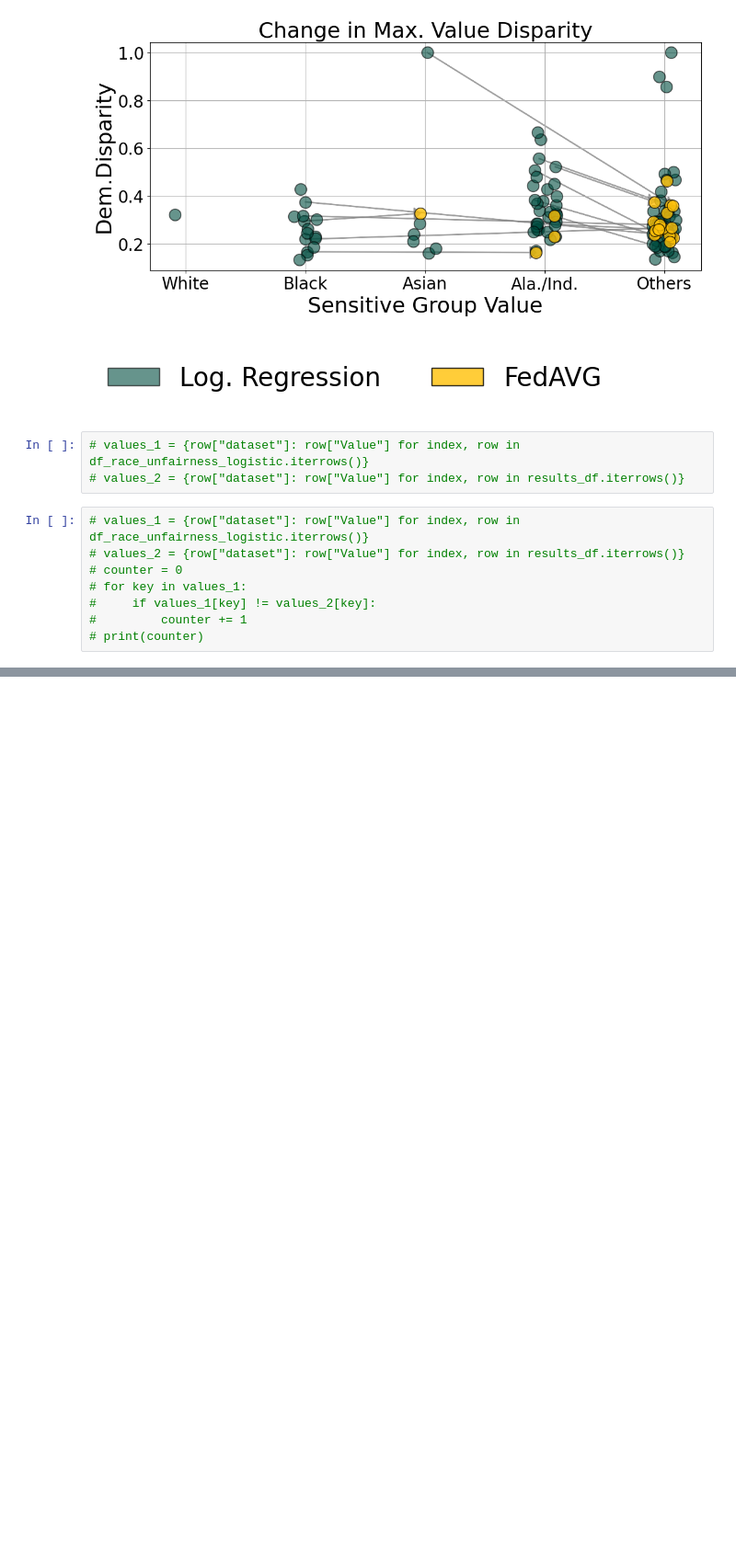
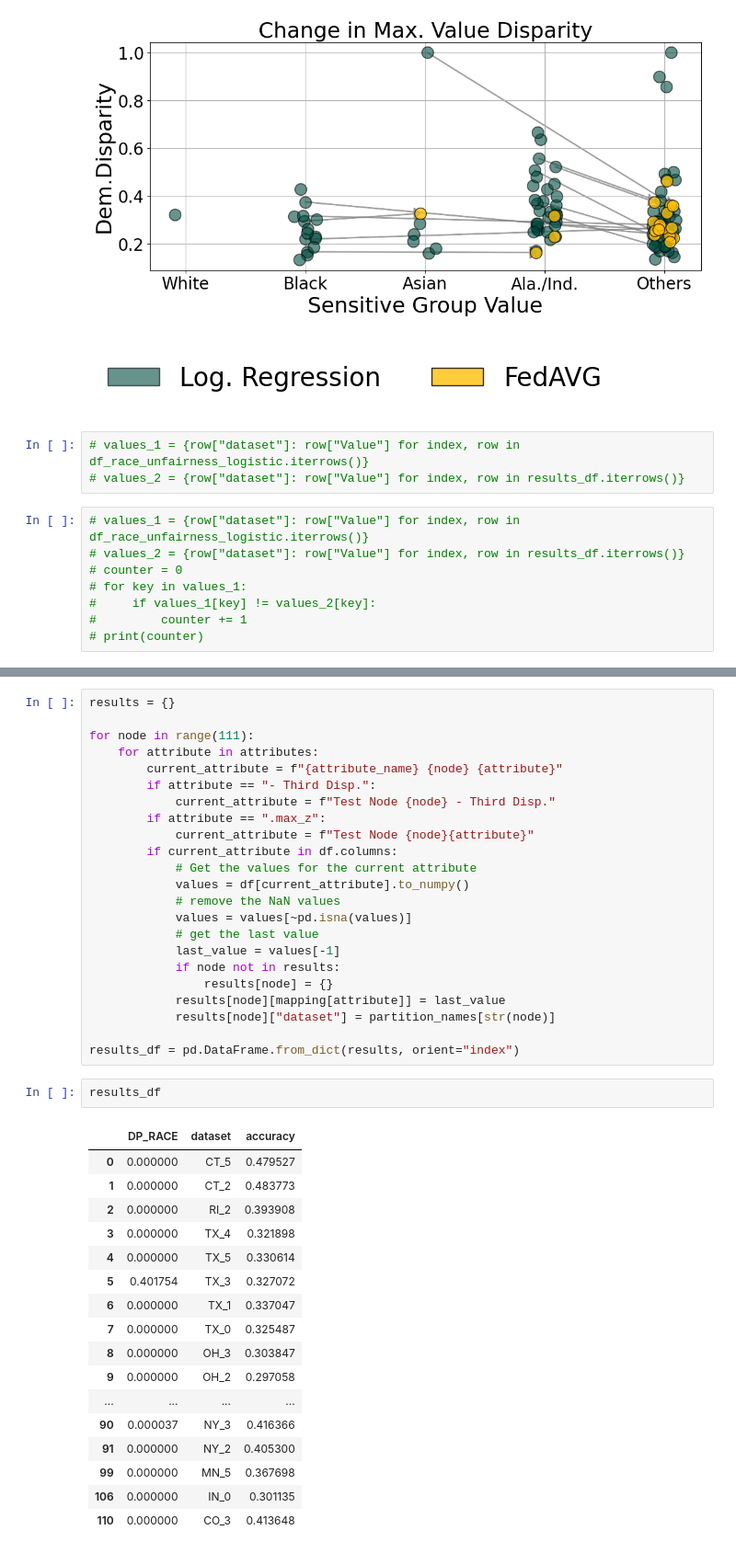
Before and after one commit to xheilmann/FeDa4Fair, a Jupyter notebook: evaluations/plots/plots.ipynb, the cells around one changed output, grey strips where cells are left out. Shown at 92% size. Cells and saved outputs as stored; diff of their text form; blank space fills up the shorter version.

```diff
--- a/evaluations/plots/plots.ipynb
+++ b/evaluations/plots/plots.ipynb
@@ -3451,0 +3589,43 @@ Arrow
+# %%
+results = {}
+
+for node in range(111):
+    for attribute in attributes:
+        current_attribute = f"{attribute_name} {node} {attribute}"
+        if attribute == "- Third Disp.":
+            current_attribute = f"Test Node {node} - Third Disp."
+        if attribute == ".max_z":
+            current_attribute = f"Test Node {node}{attribute}"
+        if current_attribute in df.columns:
+            # Get the values for the current attribute
+            values = df[current_attribute].to_numpy()
+            # remove the NaN values
+            values = values[~pd.isna(values)]
+            # get the last value
+            last_value = values[-1]
+            if node not in results:
+                results[node] = {}
+            results[node][mapping[attribute]] = last_value
+            results[node]["dataset"] = partition_names[str(node)]
+
+results_df = pd.DataFrame.from_dict(results, orient="index")
+# %%
+results_df
+# %% [output]
+|  | DP_RACE | dataset | accuracy |
+| 0 | 0.000000 | CT_5 | 0.479527 |
+| 1 | 0.000000 | CT_2 | 0.483773 |
+| 2 | 0.000000 | RI_2 | 0.393908 |
+| 3 | 0.000000 | TX_4 | 0.321898 |
+| 4 | 0.000000 | TX_5 | 0.330614 |
+| 5 | 0.401754 | TX_3 | 0.327072 |
+| 6 | 0.000000 | TX_1 | 0.337047 |
+| 7 | 0.000000 | TX_0 | 0.325487 |
+| 8 | 0.000000 | OH_3 | 0.303847 |
+| 9 | 0.000000 | OH_2 | 0.297058 |
+| ... | ... | ... | ... |
+| 90 | 0.000037 | NY_3 | 0.416366 |
+| 91 | 0.000000 | NY_2 | 0.405300 |
+| 99 | 0.000000 | MN_5 | 0.367698 |
+| 106 | 0.000000 | IN_0 | 0.301135 |
+| 110 | 0.000000 | CO_3 | 0.413648 |
```
Also changed, not shown: parts of 4 cells of this notebook.
